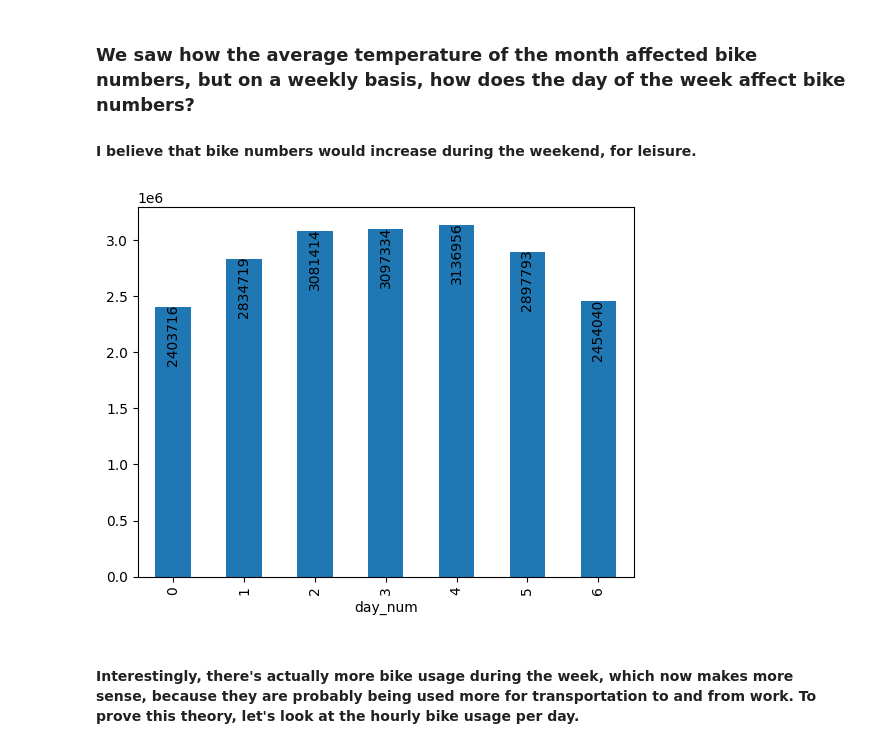
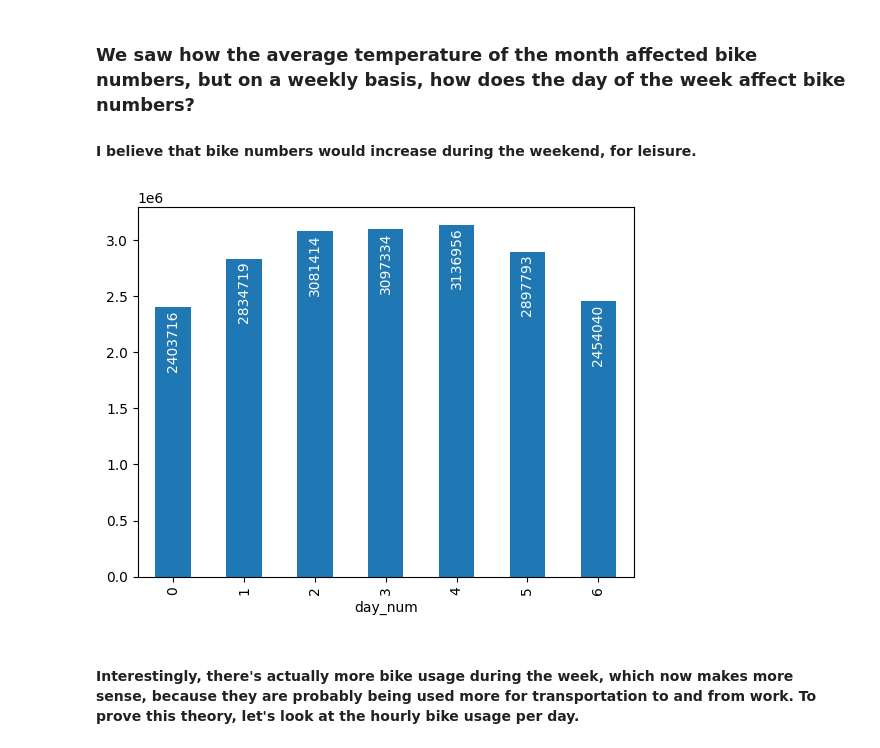
Before and after one commit to SnakeSpeak/bikes, a Jupyter notebook: london_bikes.ipynb, the cells around one changed output. Drawn from its saved outputs; the diff is of its cells as text; code cells hidden in the pictures.

```diff
--- a/london_bikes.ipynb
+++ b/london_bikes.ipynb
@@ -189,7 +189,7 @@ for i, v in enumerate(month_dlabel):
     if v < 151000:
         monthly_sum.text(i, v + 10000, str(v), ha='center', rotation = 90)
     else:
-        monthly_sum.text(i, v - 151000, str(v), ha='center', rotation = 90)
+        monthly_sum.text(i, v - 151000, str(v), ha='center', rotation = 90, color = 'white')
 plt.xlabel('Month')
 plt.ylabel('Sum of Count')
 plt.title('Sum of Montly Counts')
@@ -252,13 +252,13 @@ plt.plot()
 # %%
 # Since we created the "day" column earlier, we can use that as the groupby
 
 day_of_week = bikes_df.groupby('day_num')['count'].sum()
 ax = day_of_week.plot(kind='bar')
 for i, v in enumerate(day_of_week):
-    ax.text(i, v-500000, str(v), ha='center', rotation = 90)
+    ax.text(i, v-550000, str(v), ha='center', color = 'white', rotation = 90)
 plt.show()
 # %% [output]
-[figure, old version]
+[figure, new version]
 # %% [markdown]
 #### Interestingly, there's actually more bike usage during the week, which now makes more sense, because they are probably being used more for transportation to and from work. To prove this theory, let's look at the hourly bike usage per day.
 # %%
```
Also changed, not shown: parts of 3 cells of this notebook.
